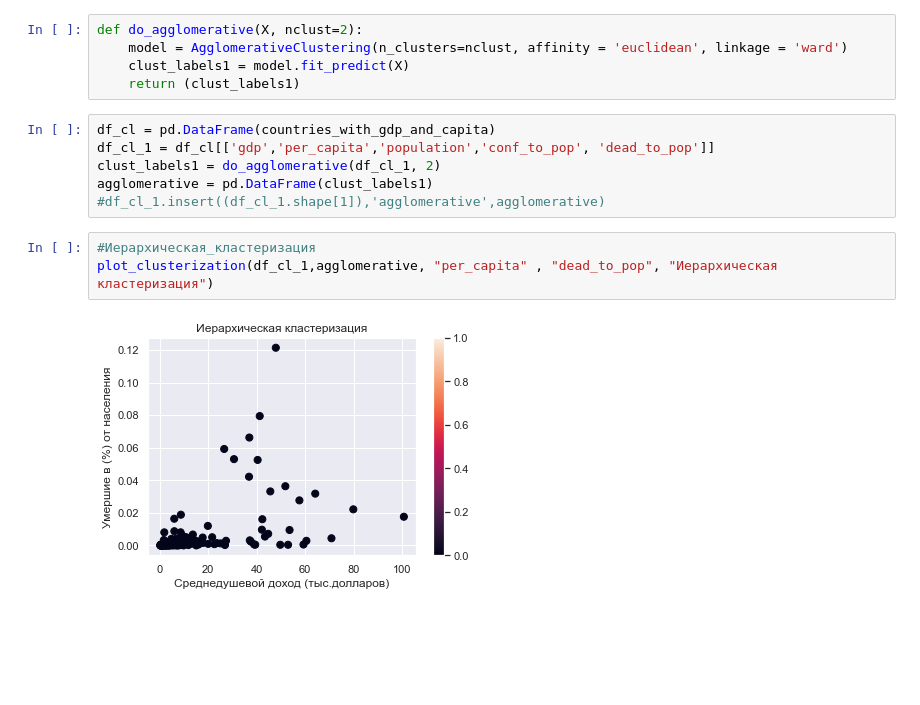
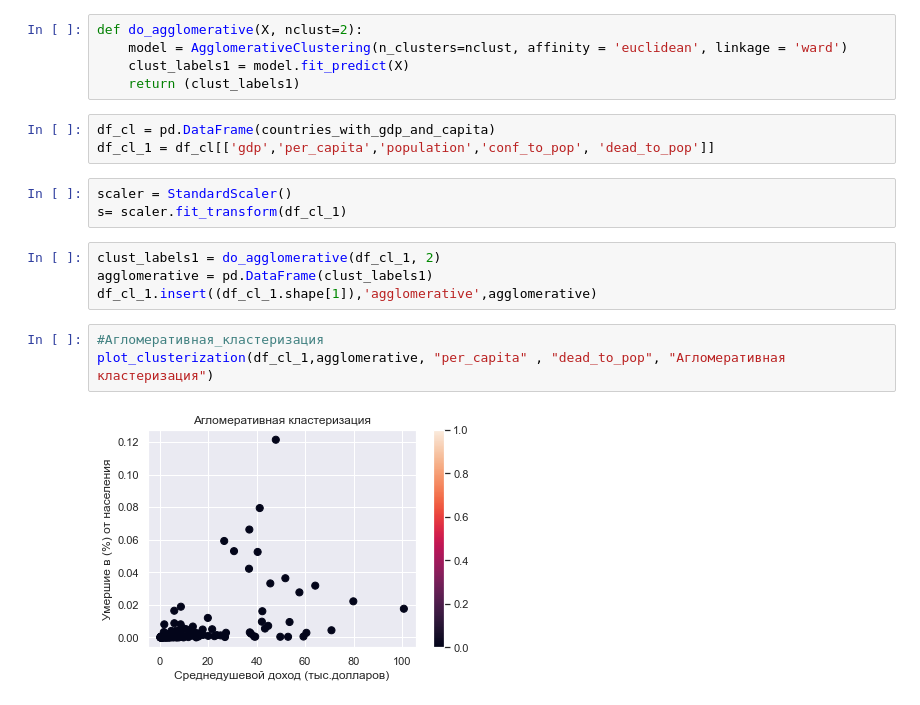
Before and after one commit to Danver98/covid-analysis, a Jupyter notebook: COVID-19.ipynb, the cells around one changed output. Saved outputs shown, nothing was run; the diff lists cells and outputs as text; blank space fills up the shorter version.

```diff
--- a/COVID-19.ipynb
+++ b/COVID-19.ipynb
@@ -682,14 +585,18 @@ def do_agglomerative(X, nclust=2):
     model = AgglomerativeClustering(n_clusters=nclust, affinity = 'euclidean', linkage = 'ward')
     clust_labels1 = model.fit_predict(X)
     return (clust_labels1)
+# %%
+df_cl = pd.DataFrame(countries_with_gdp_and_capita)
+df_cl_1 = df_cl[['gdp','per_capita','population','conf_to_pop', 'dead_to_pop']]
+# %%
+scaler = StandardScaler()
+s= scaler.fit_transform(df_cl_1)
 # %%
-df_cl = pd.DataFrame(countries_with_gdp_and_capita)
-df_cl_1 = df_cl[['gdp','per_capita','population','conf_to_pop', 'dead_to_pop']]
 clust_labels1 = do_agglomerative(df_cl_1, 2)
 agglomerative = pd.DataFrame(clust_labels1)
-#df_cl_1.insert((df_cl_1.shape[1]),'agglomerative',agglomerative)
+df_cl_1.insert((df_cl_1.shape[1]),'agglomerative',agglomerative)
 # %%
-#Иерархическая_кластеризация
-plot_clusterization(df_cl_1,agglomerative, "per_capita" , "dead_to_pop", "Иерархическая кластеризация")
+#Агломеративная_кластеризация
+plot_clusterization(df_cl_1,agglomerative, "per_capita" , "dead_to_pop", "Агломеративная кластеризация")
 # %% [output]
-[figure, old version]
+[figure, new version]
```
Also changed, not shown: parts of 12 cells of this notebook, 2 other files.
